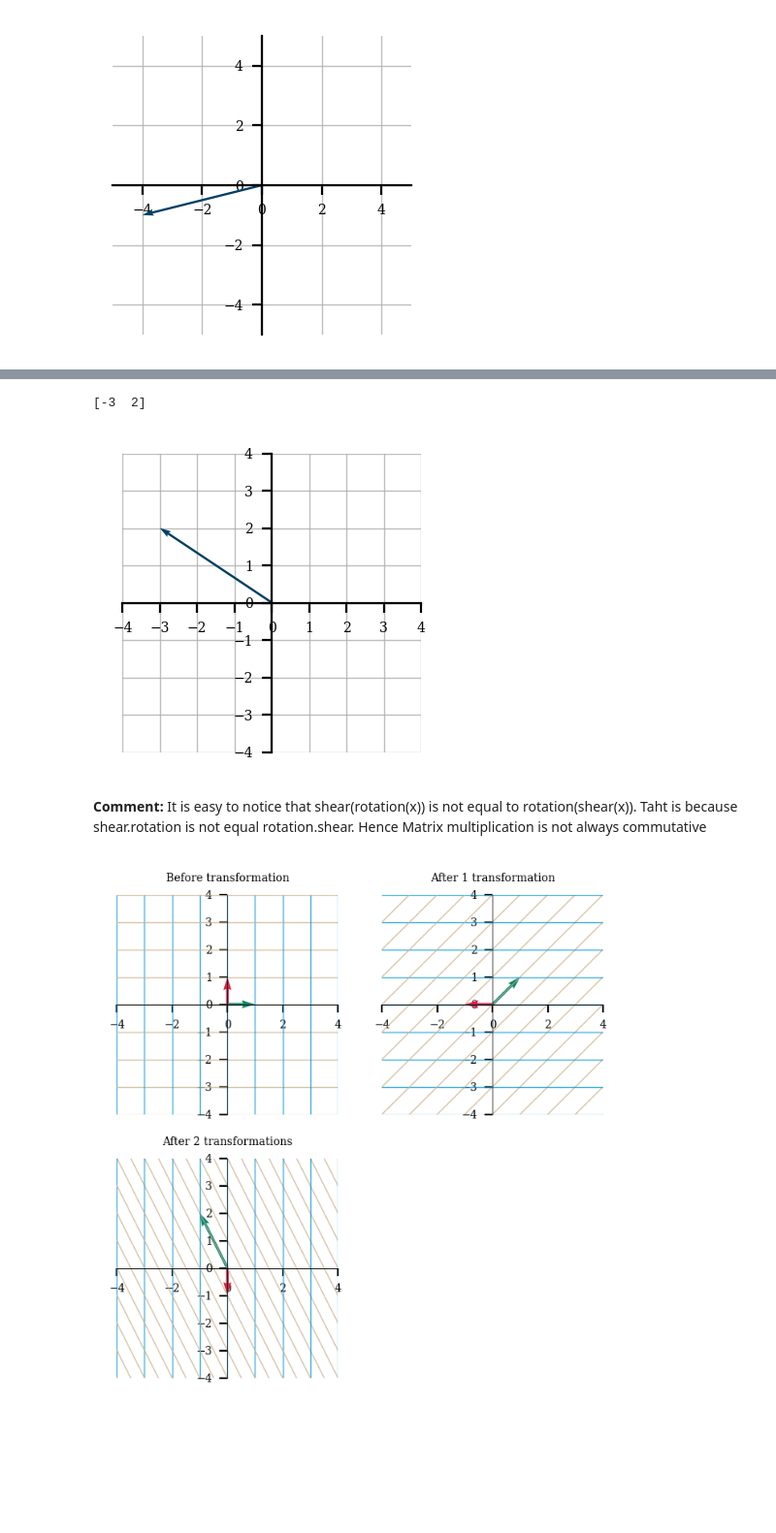
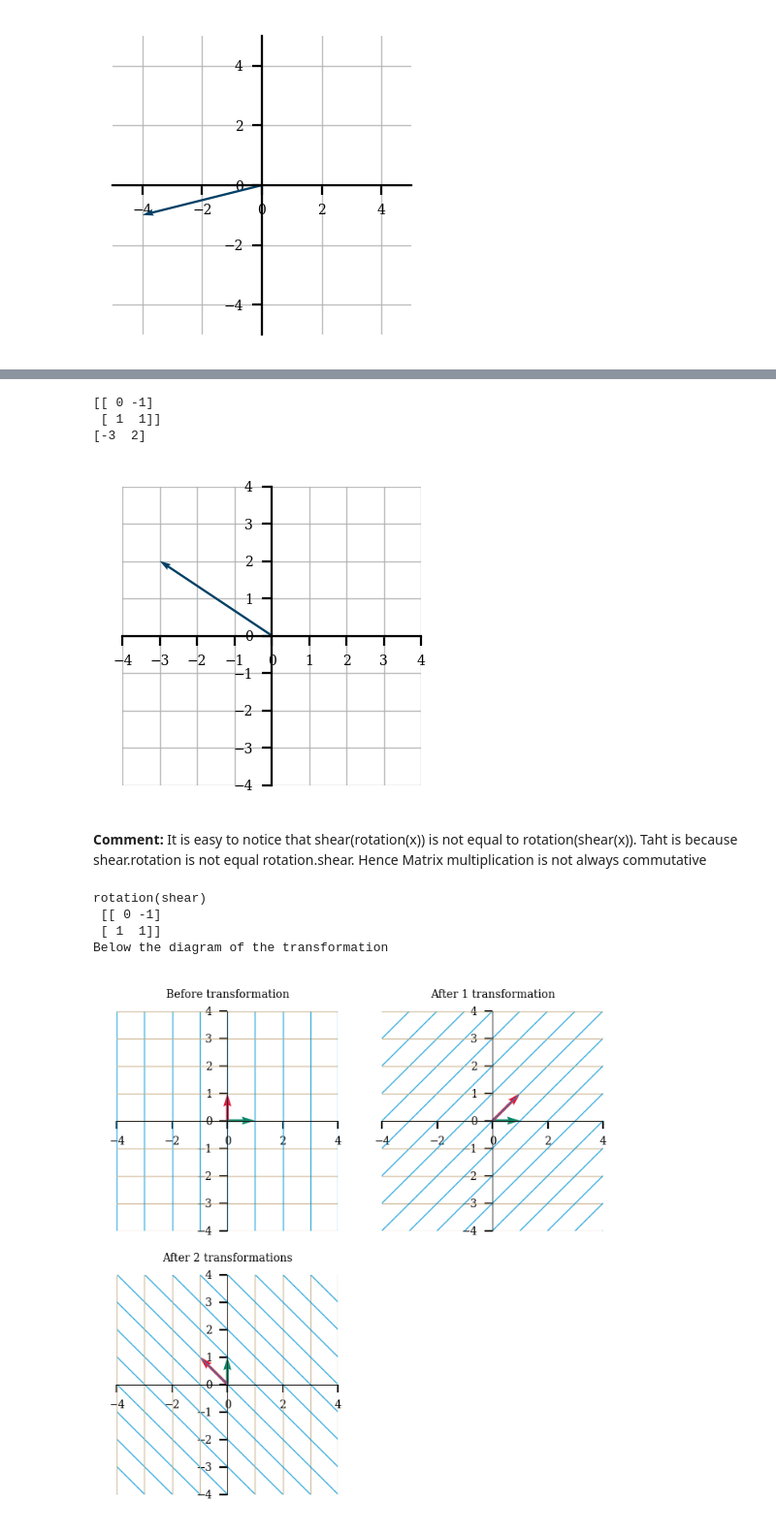
Before and after one commit to BmSatadru/LinearAlgebra_UsingPython, a Jupyter notebook: LinearAlgebra_Part1.ipynb, the cells around one changed output, grey strips where cells are left out. Shown at 97% size. Drawn from its saved outputs; the diff is of its cells as text; code cells hidden in the pictures; blank space fills up the shorter version.

Commit message:
Few changes on the comments & diagram

```diff
--- a/LinearAlgebra_Part1.ipynb
+++ b/LinearAlgebra_Part1.ipynb
@@ -756,16 +759,24 @@ plot_vector(vectors)
 # %%
 # let's check if shear(rotation(x)) is equal to rotation(shear(x))
 rotation_shear = rotation@shear
+print(rotation_shear)
 vectors = [rotation_shear.dot(x)]
 print(rotation_shear.dot(x))
 plot_vector(vectors)
 # %% [output]
+[[ 0 -1]
+ [ 1  1]]
 [-3  2]
 [figure]
 # %% [markdown]
 **Comment:** It is easy to notice that shear(rotation(x)) is not equal to rotation(shear(x)). Taht is because shear.rotation is not equal rotation.shear. Hence Matrix multiplication is not always commutative
 # %%
 # let's check the two transformation
-plot_linear_transformations(shear@rotation, rotation@shear)
+print("rotation(shear)\n",rotation@shear, "\nBelow the diagram of the transformation\n")
+plot_linear_transformations(shear, rotation) # here first transformation shear, upon shear we are imposing rotation
 # %% [output]
+rotation(shear)
+ [[ 0 -1]
+ [ 1  1]]
+Below the diagram of the transformation
-[figure, old version]
+[figure, new version]
```
Also changed, not shown: parts of 3 cells of this notebook.
